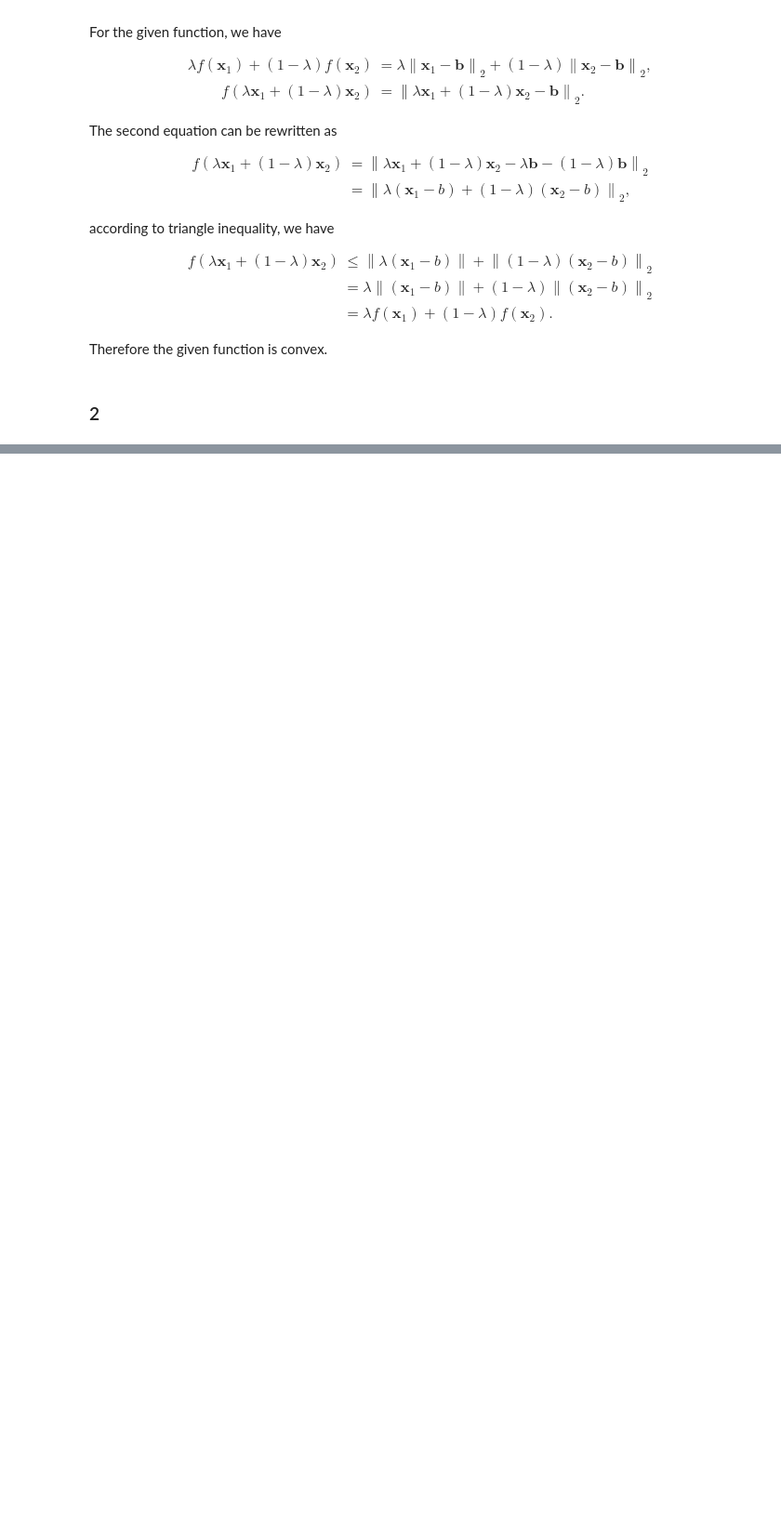
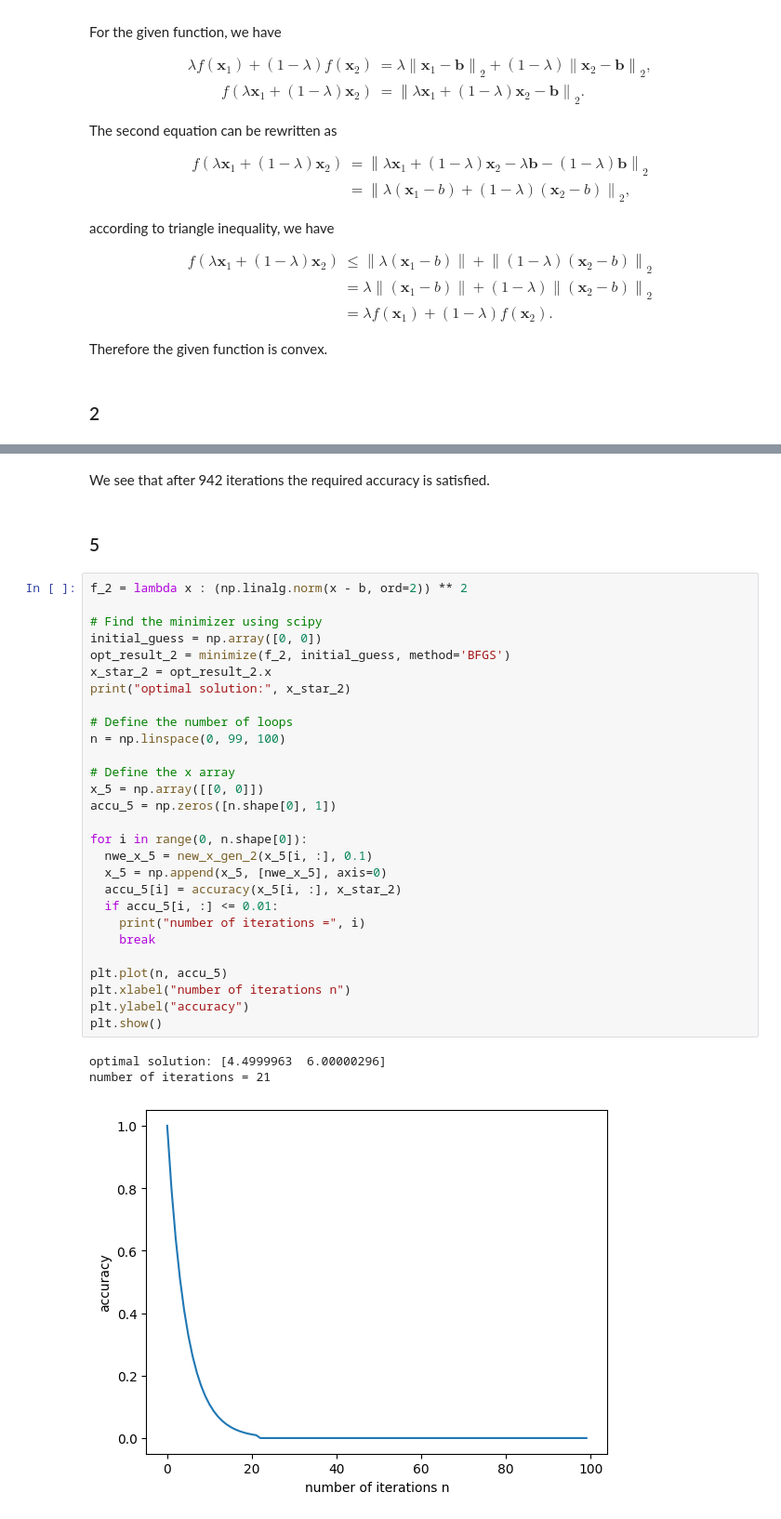
Before and after one commit to Jonas-Zhang97/TUM-MLO, a Jupyter notebook: MLO/HW4/HW4.ipynb, the cells around one changed output, grey strips where cells are left out. Shown at 93% size. Saved outputs shown, nothing was run; the diff lists cells and outputs as text; blank space fills up the shorter version.

```diff
--- a/MLO/HW4/HW4.ipynb
+++ b/MLO/HW4/HW4.ipynb
@@ -145,0 +222,36 @@ plt.show()
+# %% [markdown]
+We see that after 942 iterations the required accuracy is satisfied.
+# %% [markdown]
+### 5
+# %%
+f_2 = lambda x : (np.linalg.norm(x - b, ord=2)) ** 2
+
+# Find the minimizer using scipy
+initial_guess = np.array([0, 0])
+opt_result_2 = minimize(f_2, initial_guess, method='BFGS')
+x_star_2 = opt_result_2.x
+print("optimal solution:", x_star_2)
+
+# Define the number of loops
+n = np.linspace(0, 99, 100)
+
+# Define the x array
+x_5 = np.array([[0, 0]])
+accu_5 = np.zeros([n.shape[0], 1])
+
+for i in range(0, n.shape[0]):
+  nwe_x_5 = new_x_gen_2(x_5[i, :], 0.1)
+  x_5 = np.append(x_5, [nwe_x_5], axis=0)
+  accu_5[i] = accuracy(x_5[i, :], x_star_2)
+  if accu_5[i, :] <= 0.01:
+    print("number of iterations =", i)
+    break
+
+plt.plot(n, accu_5)
+plt.xlabel("number of iterations n")
+plt.ylabel("accuracy")
+plt.show()
+# %% [output]
+optimal solution: [4.4999963  6.00000296]
+number of iterations = 21
+[figure, added]
```
Also changed, not shown: parts of 15 cells of this notebook, 2 other files.
